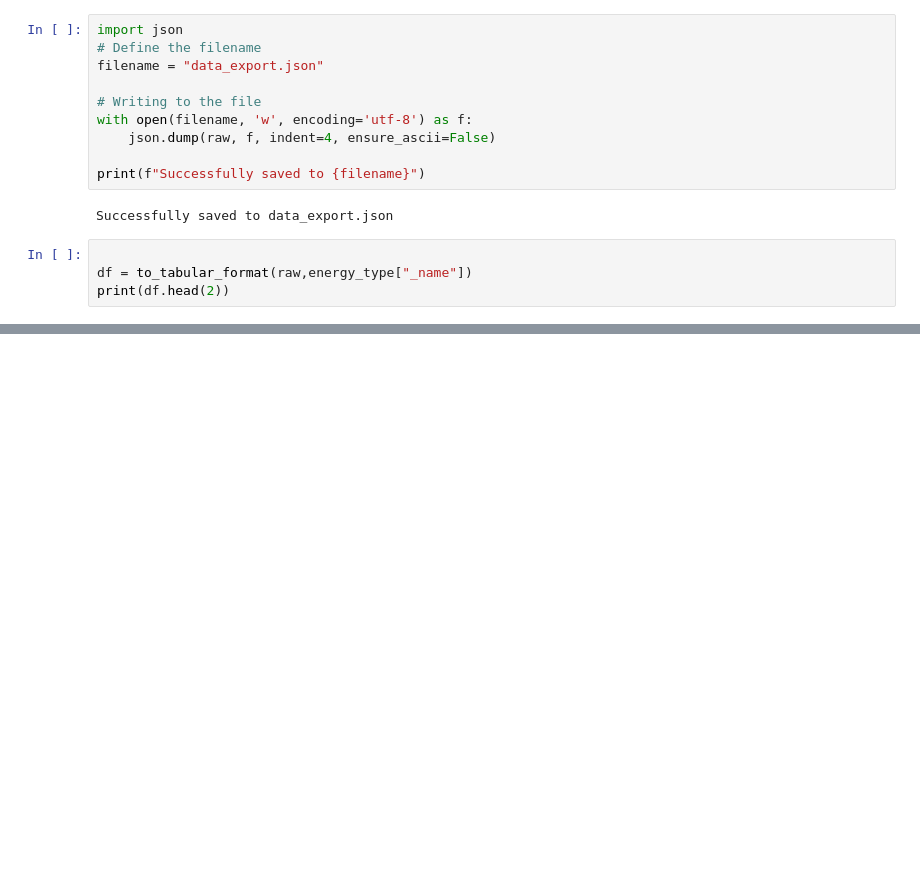
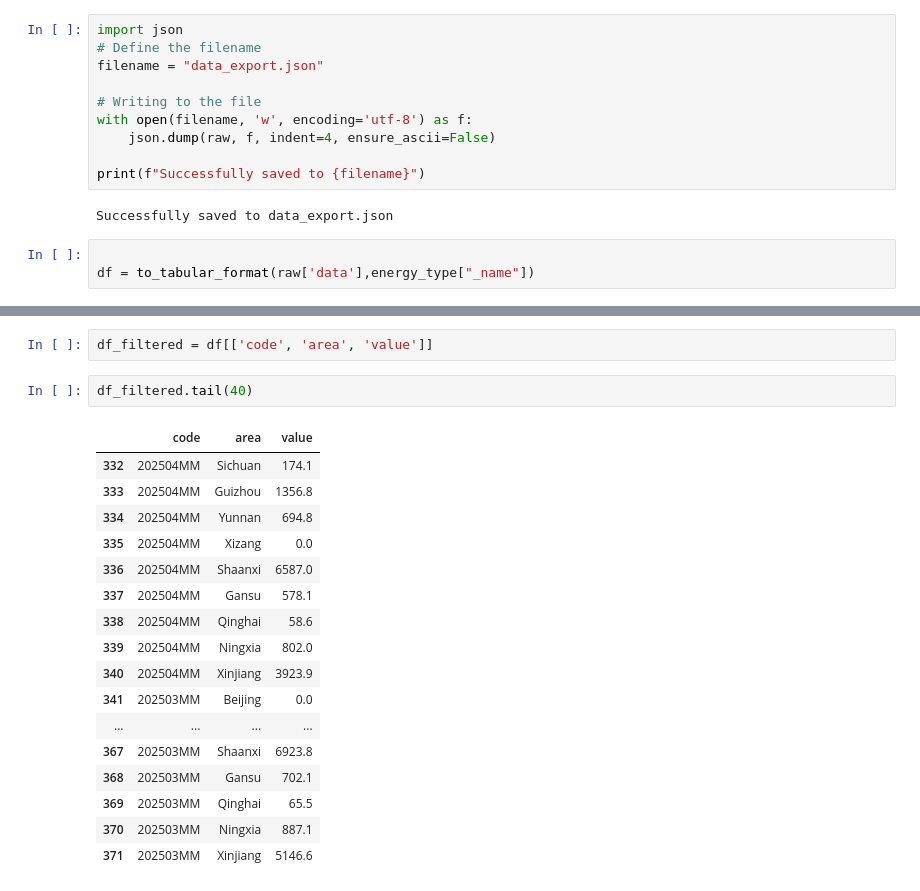
Before and after one commit to BizRehankhan/jeragm-opc-scarper, a Jupyter notebook: rnd/try.ipynb, the cells around one changed output, grey strips where cells are left out. Saved outputs shown, nothing was run; the diff lists cells and outputs as text; blank space fills up the shorter version.

```diff
--- a/rnd/try.ipynb
+++ b/rnd/try.ipynb
@@ -650,6 +650,5 @@ print(f"Successfully saved to {filename}")
 Successfully saved to data_export.json
 # %%
 
-df = to_tabular_format(raw,energy_type["_name"])
-print(df.head(2))
+df = to_tabular_format(raw['data'],energy_type["_name"])
 # %% [output]
@@ -656,0 +672,22 @@ KeyError: 'returndata'
+# %%
+df_filtered = df[['code', 'area', 'value']]
+# %%
+df_filtered.tail(40)
+# %% [output]
+|  | code | area | value |
+| 332 | 202504MM | Sichuan | 174.1 |
+| 333 | 202504MM | Guizhou | 1356.8 |
+| 334 | 202504MM | Yunnan | 694.8 |
+| 335 | 202504MM | Xizang | 0.0 |
+| 336 | 202504MM | Shaanxi | 6587.0 |
+| 337 | 202504MM | Gansu | 578.1 |
+| 338 | 202504MM | Qinghai | 58.6 |
+| 339 | 202504MM | Ningxia | 802.0 |
+| 340 | 202504MM | Xinjiang | 3923.9 |
+| 341 | 202503MM | Beijing | 0.0 |
+| ... | ... | ... | ... |
+| 367 | 202503MM | Shaanxi | 6923.8 |
+| 368 | 202503MM | Gansu | 702.1 |
+| 369 | 202503MM | Qinghai | 65.5 |
+| 370 | 202503MM | Ningxia | 887.1 |
+| 371 | 202503MM | Xinjiang | 5146.6 |
```
Also changed, not shown: parts of 1 cell of this notebook, 2 other files.
